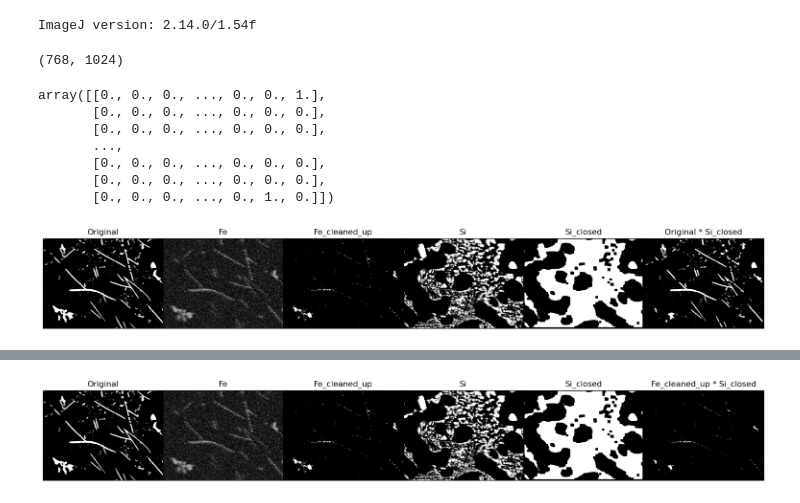
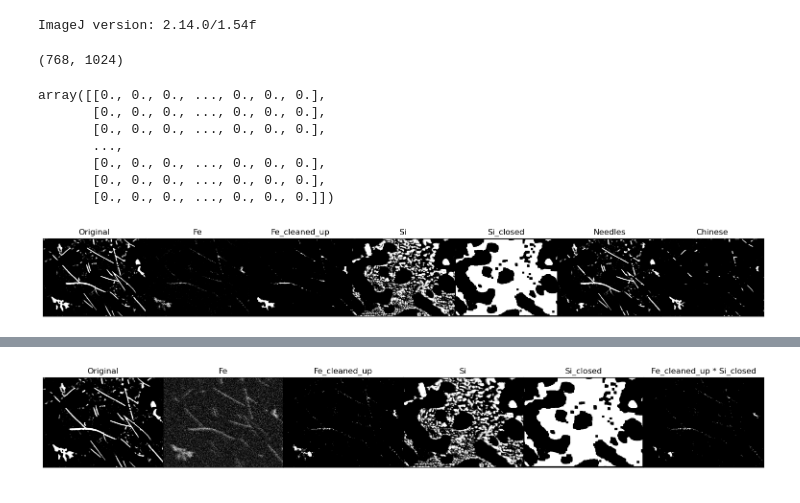
Before and after one commit to MagnuFal/Prosjektoppgave, a Jupyter notebook: AlgorithmicApproach/mask_prep.ipynb, the cells around one changed output, grey strips where cells are left out. Saved outputs shown, nothing was run; the diff lists cells and outputs as text; code cells hidden in the pictures.

```diff
--- a/AlgorithmicApproach/mask_prep.ipynb
+++ b/AlgorithmicApproach/mask_prep.ipynb
@@ -52,7 +52,8 @@ original = original[:768, :]
 print(np.shape(original))
 
 imp_Fe = ij.IJ.openImage(r"C:\Users\magfa\Documents\Prosjekt\Prosjektbilder\SEM Fe tilsetning og kjølerate\2ps\EDS\Fe K_alpha_1 Map Data 1.tif")
-ij.IJ.setThreshold(imp_Fe, 220, 255)
+ij.IJ.run(imp_Fe, "Despeckle", "")
+ij.IJ.setThreshold(imp_Fe, 91, 255)
 ij.IJ.run(imp_Fe, "Convert to Mask", "")
 
 Fe_noisy = np.asarray(ij.py.from_java(imp_Fe))
@@ -87,7 +88,7 @@ Si_closed = ndimage.binary_closing(Si_filled, structure=np.ones((20, 20)))
 
 Fe_filled = ndimage.binary_fill_holes(Fe)
 Fe_cleaned_up = ndimage.binary_opening(Fe_filled, structure=np.ones((2, 2)))
-Fe_closed = ndimage.binary_closing(Fe_cleaned_up, structure=np.ones((10, 10)))
+Fe_closed = ndimage.binary_closing(Fe_cleaned_up, structure=np.ones((10, 10)), iterations=2)
 
 
 
@@ -98,53 +99,57 @@ combined = Fe_cleaned_up * Si_closed
 Fe_normalized
 # %% [output]
 (768, 1024)
-array([[0., 0., 0., ..., 0., 0., 1.],
+array([[0., 0., 0., ..., 0., 0., 0.],
        [0., 0., 0., ..., 0., 0., 0.],
        [0., 0., 0., ..., 0., 0., 0.],
        ...,
        [0., 0., 0., ..., 0., 0., 0.],
        [0., 0., 0., ..., 0., 0., 0.],
-       [0., 0., 0., ..., 0., 1., 0.]])
+       [0., 0., 0., ..., 0., 0., 0.]])
 # %%
-fig, axarr = plt.subplots(1, 6)
+fig, axarr = plt.subplots(1, 7)
 
 axarr[0].imshow(original, cmap ="Greys_r")
 axarr[1].imshow(Fe, cmap ="Greys_r")
-axarr[2].imshow(Fe_cleaned_up, cmap ="Greys_r")
+axarr[2].imshow(Fe_closed, cmap ="Greys_r")
 axarr[3].imshow(Si, cmap = "Greys_r")
 axarr[4].imshow(Si_closed, cmap = "Greys_r")
-axarr[5].imshow(original * Si_closed, cmap = "Greys_r")
+axarr[5].imshow(Si_closed * original, cmap = "Greys_r")
+axarr[6].imshow(original - (Si_closed * original), cmap = "Greys_r")
 
 
 axarr[0].set_xticks([])
 axarr[0].set_yticks([])
 axarr[1].set_xticks([])
 axarr[1].set_yticks([])
 axarr[2].set_xticks([])
 axarr[2].set_yticks([])
 axarr[3].set_xticks([])
 axarr[3].set_yticks([])
 axarr[4].set_xticks([])
 axarr[4].set_yticks([])
 axarr[5].set_xticks([])
 axarr[5].set_yticks([])
+axarr[6].set_xticks([])
+axarr[6].set_yticks([])
 
 axarr[0].set_title('Original')
 axarr[1].set_title('Fe')
 axarr[2].set_title('Fe_cleaned_up')
 axarr[3].set_title('Si')
 axarr[4].set_title('Si_closed')
-axarr[5].set_title('Original * Si_closed')
+axarr[5].set_title('Needles')
+axarr[6].set_title('Chinese')
 
 
 
 fig.subplots_adjust(left=0,bottom=0, right=1, top=1, hspace=0, wspace=0)
 
 fig.set_figheight(3)
 fig.set_figwidth(15)
-fig.savefig("Original_Si_closed", dpi=300)
+fig.savefig("Fe_cleaned_up__Si_closed", dpi=300)
 # %% [output]
-[figure, old version]
+[figure, new version]
 # %%
 fig, axarr = plt.subplots(1, 3)
 
```
Also changed, not shown: parts of 1 cell of this notebook.
